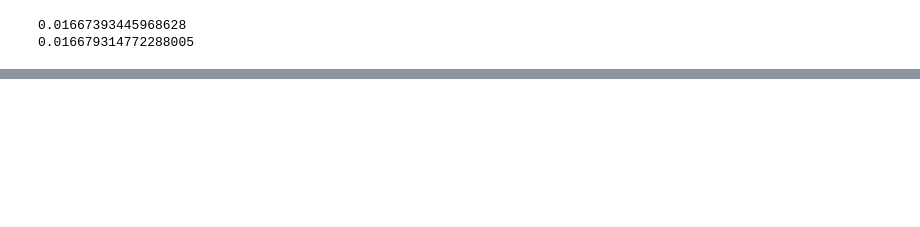
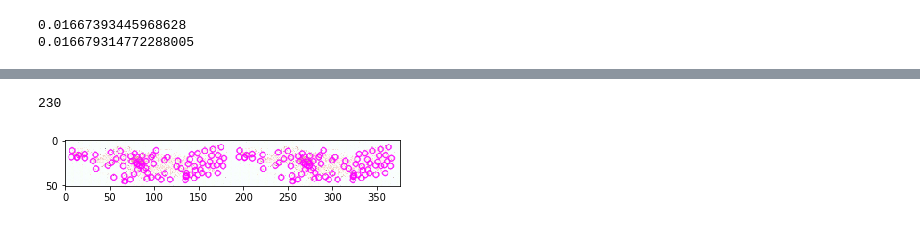
Before and after one commit to DaBaiHao/ImgReg, a Jupyter notebook: comingBack.ipynb, the cells around one changed output, grey strips where cells are left out. Drawn from its saved outputs; the diff is of its cells as text; code cells hidden in the pictures; blank space fills up the shorter version.

```diff
--- a/comingBack.ipynb
+++ b/comingBack.ipynb
@@ -1135,0 +1223,80 @@ for ssss in range(2):
+# %%
+len(target_image_landmarks)
+# %% [output]
+230
+# %%
+for index_forsort in range(215):
+
+    file_name = './results/source/'+ str(index_forsort)+'.csv'
+    file_name_t = './results/target/'+ str(index_forsort)+'.csv'
+
+    source_image_landmark = file_name
+    current = pd.read_csv(source_image_landmark)
+    X = current['X']
+    Y = current['Y']
+    coords_1 = []
+    for x,y in zip(X,Y):
+        coords_1.append((x,y))
+
+    source_image_landmark = source_image_landmarks[index_forsort]
+    current = pd.read_csv(source_image_landmark)
+    X = current['X']
+    Y = current['Y']
+    coords_2 = []
+    for x,y in zip(X,Y):
+        coords_2.append((x/50,y/50))
+
+    scaling_ratio = 50
+    imgname1 = source_image_array[index_forsort]
+    imgname2 = target_image_array[index_forsort]
+
+    img1 = cv2.imread(imgname1)
+    height1, width1, channels = img1.shape
+    img2 = cv2.imread(imgname2)
+    height2, width2, channels = img2.shape
+
+    height1_resize = int(height1/scaling_ratio)
+    width1_resize = int(width1/scaling_ratio)
+
+    # print(height1) # 16308
+    # print(height1_resize) #326
+
+
+    height2_resize = int(height2/scaling_ratio)
+    width2_resize = int(width2/scaling_ratio)
+
+    # print(height2) # 13812
+    # print(height2_resize) #276
+
+    height_max = max(height1_resize, height2_resize)
+    width_max = max(width1_resize, width2_resize )
+
+    # print(height_max) # 326
+
+    height1_resize_add_pad = int((height_max - height1_resize)/2)
+    width1_resize_add_pad = int((width_max - width1_resize)/2)
+
+    height2_resize_add_pad = int((height_max - height2_resize)/2)
+    width2_resize_add_pad = int((width_max - width2_resize)/2)
+
+
+    img1 = cv2.resize(img1, (width1_resize,height1_resize))
+    img2 = cv2.resize(img2, (width2_resize,height2_resize))
+
+
+    pts = cv2.KeyPoint_convert(coords_1)
+    pts_truth = cv2.KeyPoint_convert(coords_2)
+    img3 = cv2.drawKeypoints(img1,pts,img1,color=(255,0,255)) #画出特征点，并显示为红色圆圈
+    img4 = cv2.drawKeypoints(img1,pts_truth,img1,color=(255,0,255)) #画出特征点，并显示为红色圆圈
+    import numpy as np
+    hmerge = np.hstack((img3, img4)) #水平拼接
+    # img4 = cv2.drawKeypoints(img2,kp2,img2,color=(255,0,255)) #画出特征点，并显示为红色圆圈
+
+
+
+    plt.imshow(hmerge,cmap='gray')#拼接显示为gray
+    file_name_image = './results/image/'+ str(index_forsort)+'.png'
+    plt.savefig(file_name_image)
+#     plt.show()
+# %% [output]
+[figure, added]
```
Also changed, not shown: parts of 7 cells of this notebook, 1 other file.
